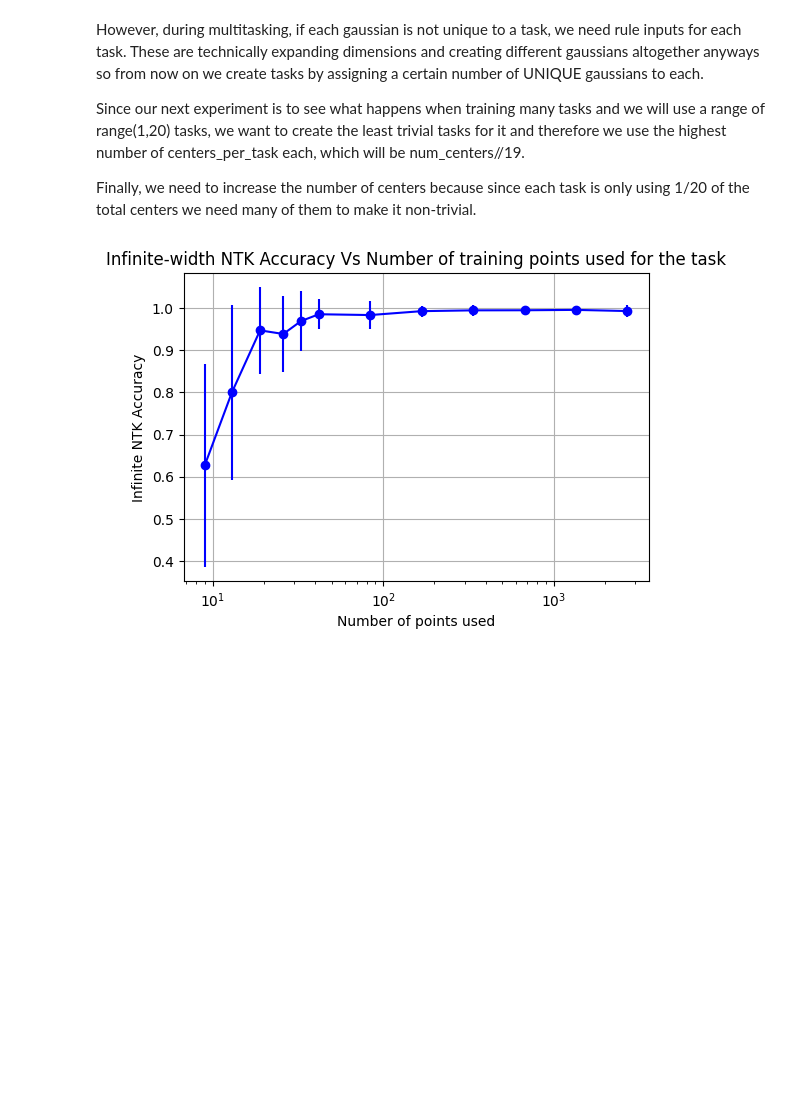
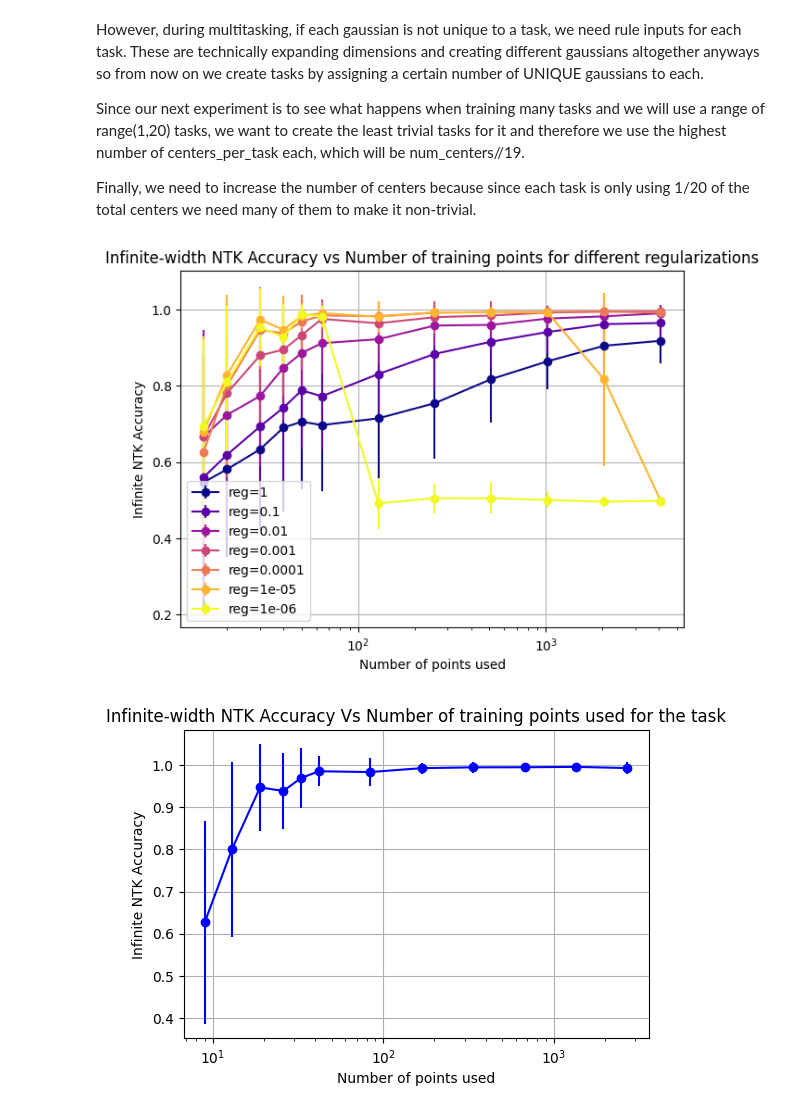
Before and after one commit to burnhamdr/neural-tangents, a Jupyter notebook: notebooks/new_paper/multitask_infinite_ntk.ipynb, the cells around one changed output. Saved outputs shown, nothing was run; the diff lists cells and outputs as text; code cells hidden in the pictures; blank space fills up the shorter version.

```diff
--- a/notebooks/new_paper/multitask_infinite_ntk.ipynb
+++ b/notebooks/new_paper/multitask_infinite_ntk.ipynb
@@ -147,3 +378,24 @@ Finally, we need to increase the number of centers because since each task is on
+# %%
+plt.figure(figsize=(7,5))
+colors = cm.plasma(jnp.linspace(0, 1, len(regs)))
+
+for i, reg_value in enumerate(regs):
+    accs = results[reg_value]["accs"]
+    accs_std = results[reg_value]["accs_std"]
+    plt.errorbar(
+        possible_num_points, accs, yerr=accs_std,
+        marker='o', color=colors[i], label=f'reg={reg_value}'
+    )
+
+plt.xscale('log')
+plt.xlabel('Number of points used')
+plt.ylabel('Infinite NTK Accuracy')
+plt.title('Infinite-width NTK Accuracy vs Number of training points for different regularizations')
+plt.grid(True)
+plt.legend()
+plt.show()
+# %% [output]
+[figure, added]
 # %%
 num_class = 2
 data_dim = 2
```
Also changed, not shown: parts of 19 cells of this notebook, 1 other file.
